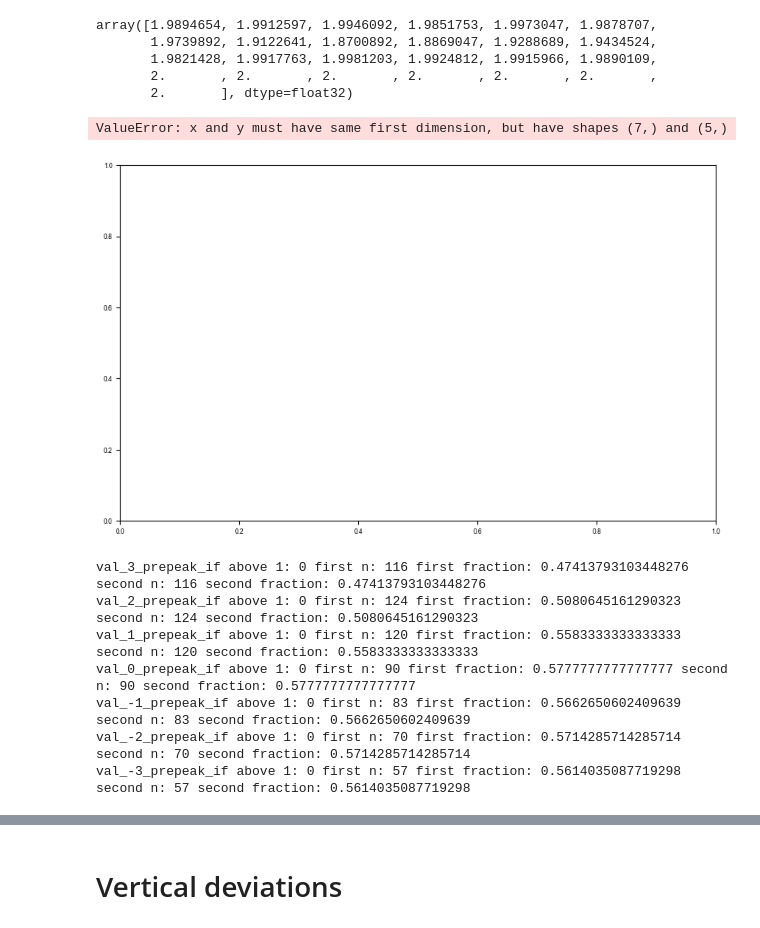
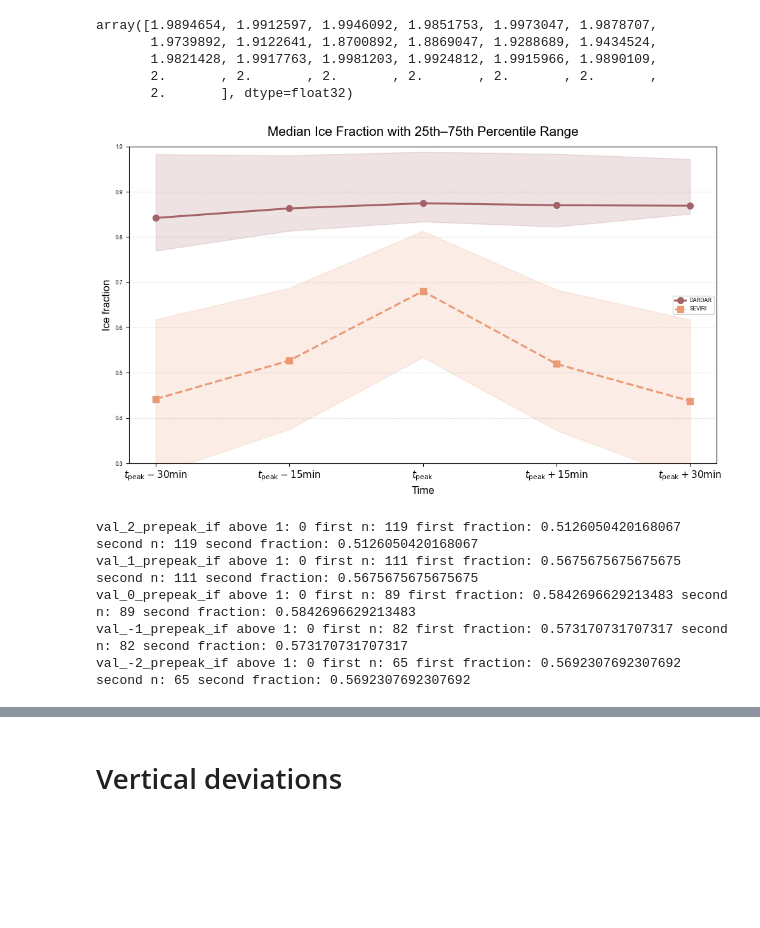
Before and after one commit to DragomirNikolov/MSGI, a Jupyter notebook: plotting/Bulk/ICOT_threshold_weighted_means.ipynb, the cells around one changed output, grey strips where cells are left out. Drawn from its saved outputs; the diff is of its cells as text; code cells hidden in the pictures; blank space fills up the shorter version.

Commit message:
Bulk figure data

```diff
--- a/plotting/Bulk/ICOT_threshold_weighted_means.ipynb
+++ b/plotting/Bulk/ICOT_threshold_weighted_means.ipynb
@@ -1953,7 +1968,8 @@ def get_dd_pre_peak_if(row: pd.Series,idx: int):
     if_hist = row["val_ice_frac_hist"]
     if ((row["Glac_peak_ind"]-idx)>=0) and ((row["Glac_peak_ind"]-idx)<len(if_hist)):
         if if_hist[row["Glac_peak_ind"]-idx]>=-eps:
-            return if_hist[row["Glac_peak_ind"]-idx]
+            if int((row["colocation_time"]-row["track_start_time"])/pd.Timedelta(minutes=15))==(row["Glac_peak_ind"]-idx):
+                return if_hist[row["Glac_peak_ind"]-idx]
         return np.nan
     return np.nan
 
@@ -2028,13 +2044,13 @@ dardar_cols = [f"val_{i}_prepeak_if" for i in timesteps]
 seviri_cols = [f"seviri_{i}_prepeak_if" for i in timesteps]
 
 x_labels = [
-    r"$t_{\mathrm{peak}}-45\mathrm{min}$",
+    # r"$t_{\mathrm{peak}}-45\mathrm{min}$",
     r"$t_{\mathrm{peak}}-30\mathrm{min}$",
     r"$t_{\mathrm{peak}}-15\mathrm{min}$",
     r"$t_{\mathrm{peak}}$",
     r"$t_{\mathrm{peak}}+15\mathrm{min}$",
     r"$t_{\mathrm{peak}}+30\mathrm{min}$",
-    r"$t_{\mathrm{peak}}+45\mathrm{min}$",
+    # r"$t_{\mathrm{peak}}+45\mathrm{min}$",
 ]
 
 # x_labels = [
@@ -2056,7 +2072,7 @@ def median_q25_q75(vals):
         return np.nan, np.nan, np.nan
     q25 = np.percentile(vals, 25)
     med = np.percentile(vals, 50)
-    # med = np.nanmean(vals)
+    med = np.nanmean(vals)
     q75 = np.percentile(vals, 75)
     return q25, med, q75
 
@@ -2124,35 +2140,34 @@ line2, = plt.plot(
 # )
 
 # shaded percentile bands
 plt.fill_between(
     x, dardar_q25, dardar_q75,
     color=line1.get_color(), alpha=0.18
 )
 
 plt.fill_between(
     x, seviri_q25, seviri_q75,
     color=line2.get_color(), alpha=0.18
 )
 
 # plt.fill_between(
 #     x, modis_q25, modis_q75,
 #     color=line3.get_color(), alpha=0.18
 # )
 
 plt.xticks(x, x_labels, fontsize=11)
 plt.ylabel("Ice fraction", fontsize=12)
 plt.xlabel("Time", fontsize=12)
 plt.title("Median Ice Fraction with 25th–75th Percentile Range", fontsize=15, pad=12)
 
 plt.ylim(0.3, 1)
 plt.grid(axis="y", linestyle="--", alpha=0.35)
 plt.legend(frameon=True)
 plt.tight_layout()
 # plt.ylim(0.8)
 plt.show()
 # %% [output]
-ValueError: x and y must have same first dimension, but have shapes (7,) and (5,)
-[figure, old version]
+[figure, new version]
 # %%
 eps=1e-4
 fully_glac_threshold = 0.9
@@ -2173,13 +2188,11 @@ for col in dardar_cols:
     )
     result.append((second > fully_glac_threshold).mean())
 # %% [output]
-val_3_prepeak_if above 1: 0 first n: 116 first fraction: 0.47413793103448276 second n: 116 second fraction: 0.47413793103448276
-val_2_prepeak_if above 1: 0 first n: 124 first fraction: 0.5080645161290323 second n: 124 second fraction: 0.5080645161290323
-val_1_prepeak_if above 1: 0 first n: 120 first fraction: 0.5583333333333333 second n: 120 second fraction: 0.5583333333333333
-val_0_prepeak_if above 1: 0 first n: 90 first fraction: 0.5777777777777777 second n: 90 second fraction: 0.5777777777777777
-val_-1_prepeak_if above 1: 0 first n: 83 first fraction: 0.5662650602409639 second n: 83 second fraction: 0.5662650602409639
-val_-2_prepeak_if above 1: 0 first n: 70 first fraction: 0.5714285714285714 second n: 70 second fraction: 0.5714285714285714
-val_-3_prepeak_if above 1: 0 first n: 57 first fraction: 0.5614035087719298 second n: 57 second fraction: 0.5614035087719298
+val_2_prepeak_if above 1: 0 first n: 119 first fraction: 0.5126050420168067 second n: 119 second fraction: 0.5126050420168067
+val_1_prepeak_if above 1: 0 first n: 111 first fraction: 0.5675675675675675 second n: 111 second fraction: 0.5675675675675675
+val_0_prepeak_if above 1: 0 first n: 89 first fraction: 0.5842696629213483 second n: 89 second fraction: 0.5842696629213483
+val_-1_prepeak_if above 1: 0 first n: 82 first fraction: 0.573170731707317 second n: 82 second fraction: 0.573170731707317
+val_-2_prepeak_if above 1: 0 first n: 65 first fraction: 0.5692307692307692 second n: 65 second fraction: 0.5692307692307692
 # %%
 plt.plot(rel_times_min,result)
 plt.ylim(0,1)
```
Also changed, not shown: parts of 4 cells of this notebook, 3 other files.
